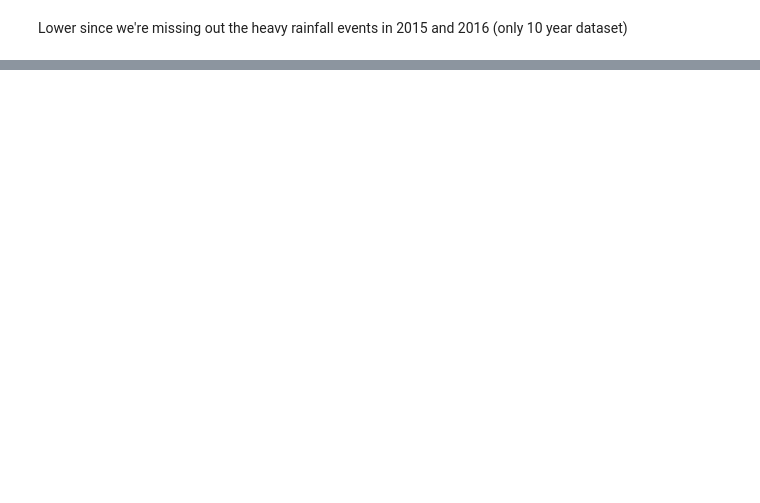
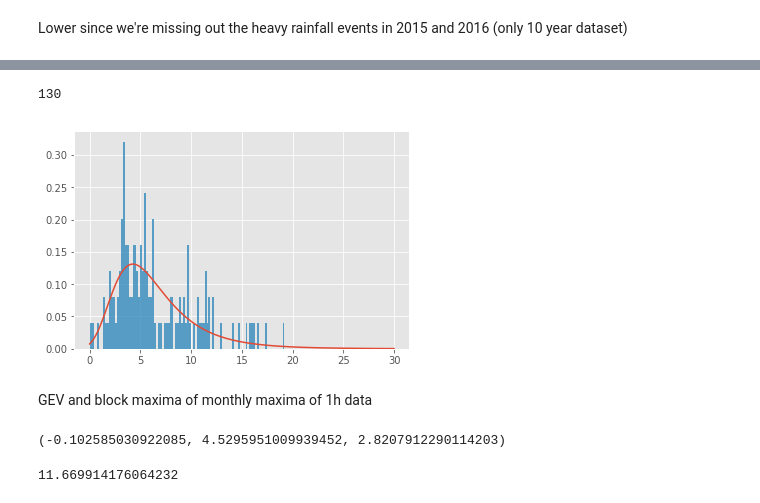
Before and after one commit to kriete/cie5703_notebooks, a Jupyter notebook: week_6_Rotterdam.ipynb, the cells around one changed output, grey strips where cells are left out. Saved outputs shown, nothing was run; the diff lists cells and outputs as text; code cells hidden in the pictures; blank space fills up the shorter version.

```diff
--- a/week_6_Rotterdam.ipynb
+++ b/week_6_Rotterdam.ipynb
@@ -393,0 +400,4 @@ Lower since we're missing out the heavy rainfall events in 2015 and 2016 (only 1
+# %%
+temp_monthly = data_1h.groupby(pd.TimeGrouper(freq='M'))
+block_max_y = np.array(temp_monthly.accum_rain.max())
+print(block_max_y)
@@ -393,0 +416,20 @@ Lower since we're missing out the heavy rainfall events in 2015 and 2016 (only 1
+# %%
+print(len(block_max_y))
+# %% [output]
+130
+# %%
+x = np.linspace(0, 30, 1000)
+pdf_bm = plt.plot(x, genextreme.pdf(x, *genextreme.fit(block_max_y)))
+pdf_hist_bm = plt.hist(block_max_y, bins=100, normed=True, histtype='stepfilled', alpha=0.8)
+# %% [output]
+[figure, added]
+# %% [markdown]
+GEV and block maxima of monthly maxima of 1h data
+# %%
+genextreme.fit(block_max_y)
+# %% [output]
+(-0.102585030922085, 4.5295951009939452, 2.8207912290114203)
+# %%
+genextreme.ppf((1-1/10), *genextreme.fit(block_max_y))
+# %% [output]
+11.669914176064232
```
Also changed, not shown: parts of 54 cells of this notebook, 1 other file.
